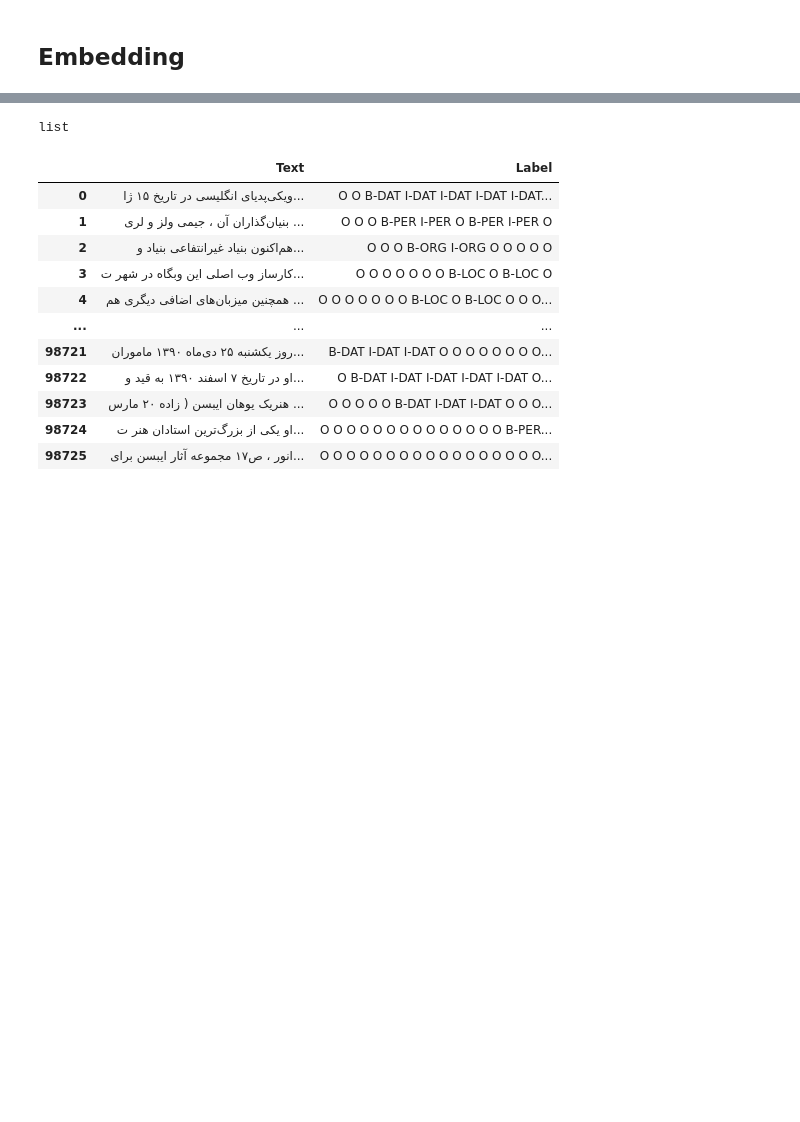
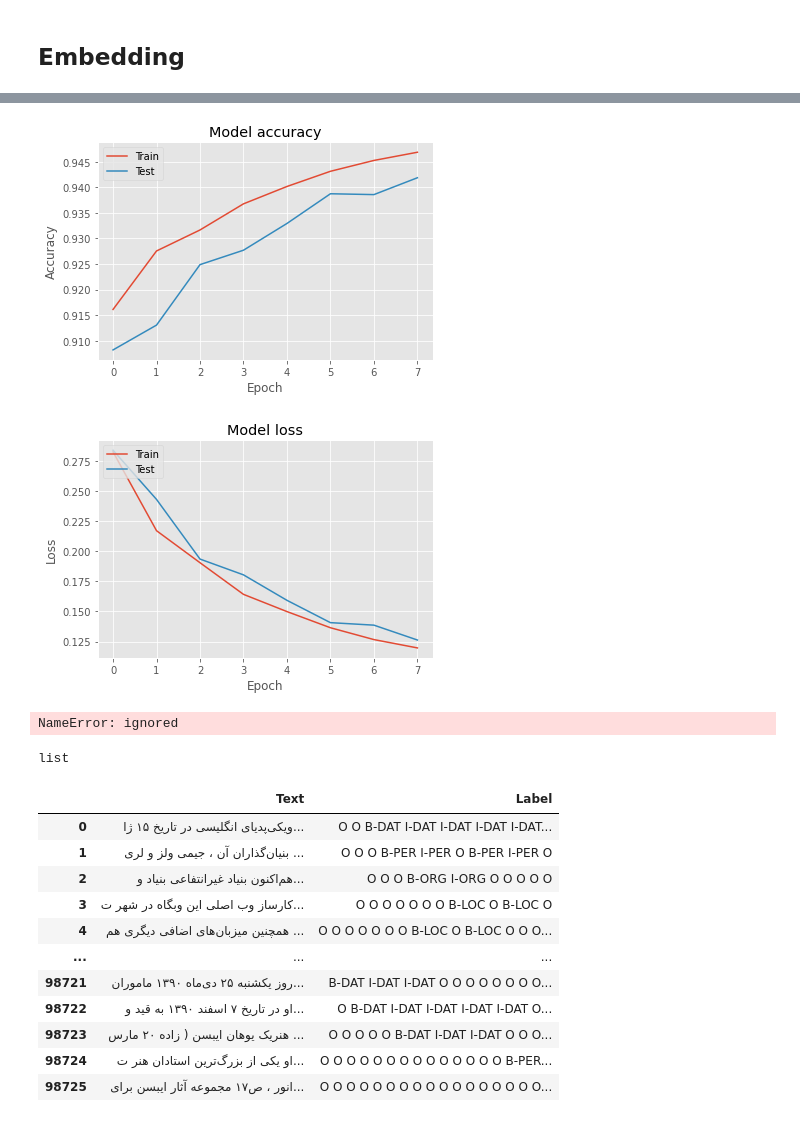
Before and after one commit to E-Ghafour/Persian-Name-Entitiy-Recognition-Ner-, a Jupyter notebook: Code/Persian_Name_Entitiy_Recognition.ipynb, the cells around one changed output, grey strips where cells are left out. Cells and saved outputs as stored; diff of their text form; code cells hidden in the pictures; blank space fills up the shorter version.

Commit message:
first Train by 8 epochs

```diff
--- a/Code/Persian_Name_Entitiy_Recognition.ipynb
+++ b/Code/Persian_Name_Entitiy_Recognition.ipynb
@@ -262,3 +280,9 @@ dataSentenses = dataSentences.iloc[goodIndices]
+# %%
+maxlen = 60
+X_t = pad_sequences(list_tokenized_train, maxlen=maxlen)
+y_t = pad_sequences(y, maxlen=maxlen)
+print(len(X_t[0]))
+print(len(y_t[0]))
 # %% [markdown]
 ## Embedding
 # %%
@@ -333,2 +357,2 @@ total embedded: 227685 common words
 # %%
-a = np.load('/content/drive/MyDrive/NerDatas/Embedding/embedding_matrix.csv.npy')
+embedding_matrix = np.load('/content/drive/MyDrive/NerDatas/Embedding/embedding_matrix.csv.npy')
@@ -334,0 +385,7 @@ a = np.load('/content/drive/MyDrive/NerDatas/Embedding/embedding_matrix.csv.npy'
+# %%
+batch_size = 256
+epochs = 3
+filepath="/content/drive/MyDrive/NerDatas/check_point/check_point1.model"
+checkpoint = ModelCheckpoint(filepath, monitor='val_accuracy', verbose=1, save_best_only=True, mode='max')
+callbacks_list = [checkpoint]
+hist = model.fit(X_t, y_t, batch_size=batch_size, epochs=epochs,callbacks=callbacks_list, validation_split=0.15) #class_weight={'O':0.04, 'B-pers':0.20})
@@ -335,3 +409,31 @@ a = np.load('/content/drive/MyDrive/NerDatas/Embedding/embedding_matrix.csv.npy'
+# %%
+# Visualize the Model
+plt.style.use("ggplot")
+import matplotlib.pyplot as plt
+# Plot training & validation accuracy values
+plt.plot(hist.history['accuracy'])
+plt.plot(hist.history['val_accuracy'])
+plt.title('Model accuracy')
+plt.ylabel('Accuracy')
+plt.xlabel('Epoch')
+plt.legend(['Train', 'Test'], loc='upper left')
+plt.show()
+
+# Plot training & validation loss values
+plt.plot(hist.history['loss'])
+plt.plot(hist.history['val_loss'])
+plt.title('Model loss')
+plt.ylabel('Loss')
+plt.xlabel('Epoch')
+plt.legend(['Train', 'Test'], loc='upper left')
+plt.show()
+# %% [output]
+[figure, added]
+[figure, added]
+# %%
+hist.history['accuracy']
+# %% [output]
+NameError: ignored
 # %%
 dotIndices = list(data1['Token'][data1['Token'] == '.'].index)
 # %%
```
Also changed, not shown: parts of 21 cells of this notebook.
